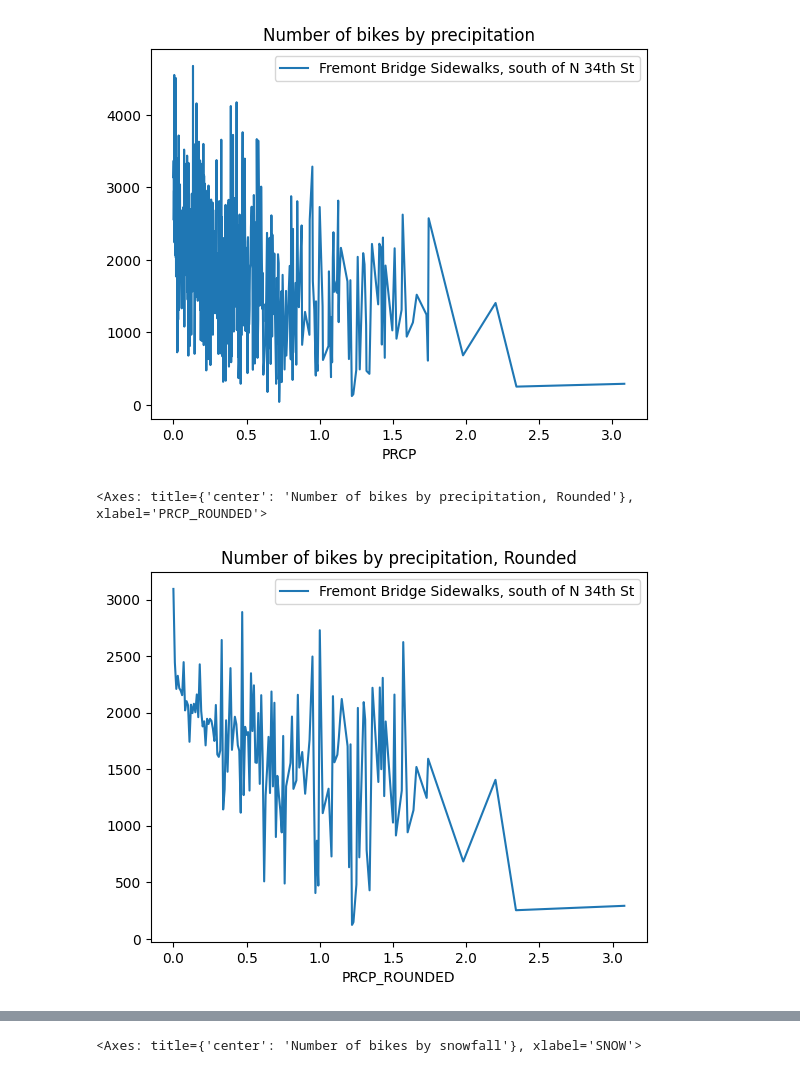
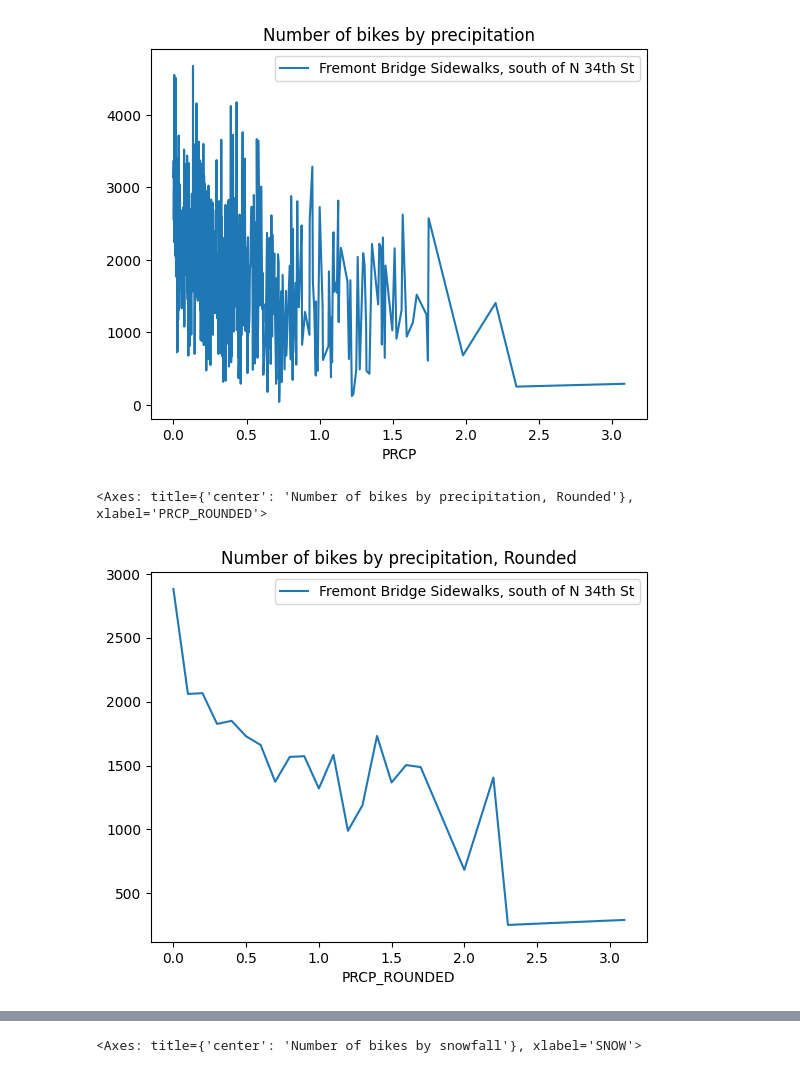
Before and after one commit to amschechter/amschechter.github.io, a Jupyter notebook: DataScience/censusData/RainyFremont.ipynb, the cells around one changed output, grey strips where cells are left out. Saved outputs shown, nothing was run; the diff lists cells and outputs as text; code cells hidden in the pictures.

```diff
--- a/DataScience/censusData/RainyFremont.ipynb
+++ b/DataScience/censusData/RainyFremont.ipynb
@@ -182,13 +182,13 @@ prcp_line.plot(title = 'Number of bikes by precipitation')
 <Axes: title={'center': 'Number of bikes by precipitation'}, xlabel='PRCP'>
 [figure]
 # %%
-prcp_rounded = combined_data_frame['PRCP'].round(2)
+prcp_rounded = combined_data_frame['PRCP'].round(1)
 
 combined_data_frame['PRCP_ROUNDED'] = prcp_rounded
 
 prcp_rounded_line = combined_data_frame.groupby('PRCP_ROUNDED').agg({'Fremont Bridge Sidewalks, south of N 34th St':'mean'})
 
 prcp_rounded_line.plot(title = 'Number of bikes by precipitation, Rounded')
 # %% [output]
 <Axes: title={'center': 'Number of bikes by precipitation, Rounded'}, xlabel='PRCP_ROUNDED'>
-[figure, old version]
+[figure, new version]
```
Also changed, not shown: parts of 2 cells of this notebook, 4 other files.
